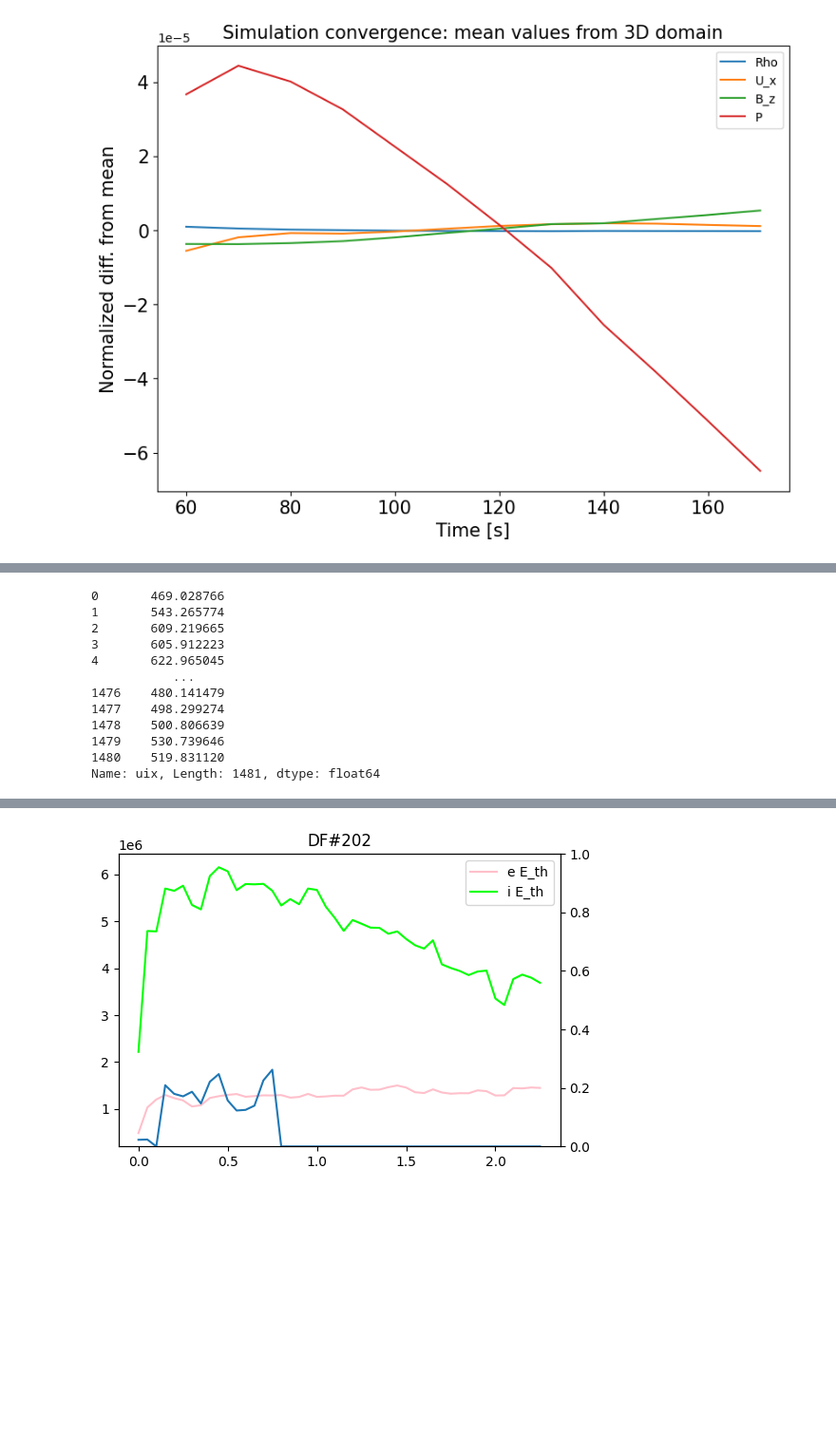
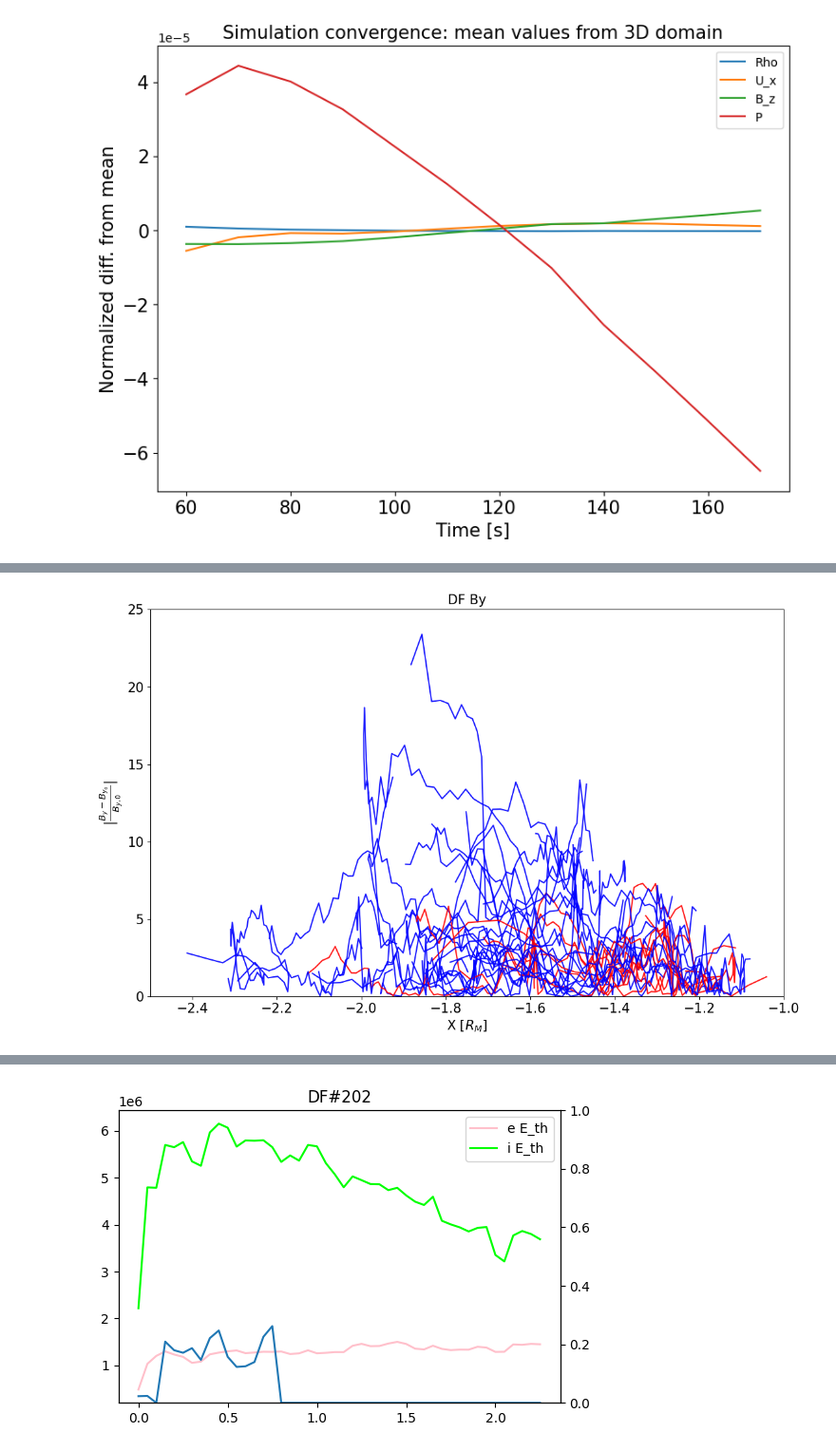
Before and after one commit to alexandercushen/MercuryModelling, a Jupyter notebook: plotting/hybrid_plotting.ipynb, the cells around one changed output, grey strips where cells are left out. Shown at 95% size. Cells and saved outputs as stored; diff of their text form; code cells hidden in the pictures; blank space fills up the shorter version.

Commit message:
Updates to jupyter notebook plotting scripts.

```diff
--- a/plotting/hybrid_plotting.ipynb
+++ b/plotting/hybrid_plotting.ipynb
@@ -2900,15 +3259,67 @@ plt.close(fig)
 # %%
-my_df['uix']
+# Get avg By in cs
+#avgs = average_value(["X","Y","Z","By"],120,0,80,type='csdata',domain="PIC")
+
+B_range = [-10,10]
+
+# Create figure
+fig,ax = plt.subplots(ncols=1,figsize=(13,8))
+
+# Create interpolation of By
+By_smooth = gaussian_filter(avgs["By"],sigma=2)
+interp_func = RegularGridInterpolator((avgs["X"][0,:], avgs["Y"][:,0]), By_smooth.T)
+
+my_dict = {}
+
+for key, value in df_data.items():
+    if len(value)>min_df_length and np.mean(value["area"])*64**2>40 and np.max(np.abs(np.diff(value['time'])))<1 and np.median(2*(value["Bz"]*value['area'])**0.6)>0 and np.mean(value["X"].diff())>0:
+    #if key==3698:
+        # Create temporary df
+        temp = value.copy()
+        '''
+        # Apply Savitzky-Golay filter for smoothing
+        window_size = 7  # Should be a positive odd number
+        poly_order = 2   # Polynomial order
+        dt = 0.05 # Timestep size
+        temp['X_smooth'] = savgol_filter(temp['X'], window_size, poly_order)
+        temp['Y_smooth'] = savgol_filter(temp['Y'], window_size, poly_order)
+        temp['Z_smooth'] = savgol_filter(temp['Z'], window_size, poly_order)
+        '''
+        # Choose the order of the spline
+        k = 3 # cubic spline
+        # Choose interior knots, you can use np.linspace for uniformly distributed knots
+        knots = np.linspace(value['time'].min(), value['time'].max(), 4)[1:-1]
+        # Fit splines to each dimension
+        spline_x = LSQUnivariateSpline(value['time'], value['X'], knots, k=k)
+        spline_y = LSQUnivariateSpline(value['time'], value['Y'], knots, k=k)
+        spline_z = LSQUnivariateSpline(value['time'], value['Z'], knots, k=k)
+        # Evaluate the splines over a fine grid
+        temp['X_smooth'] = spline_x(value['time'])
+        temp['Y_smooth'] = spline_y(value['time'])
+        temp['Z_smooth'] = spline_z(value['time'])
+        By = value["By"]
+        By_background = interp_func(np.stack([temp['X_smooth'], temp['Y_smooth']], axis=-1))
+        a = np.abs(By-By_background / By_background)
+
+        if np.max(value['frac_ropey'])>0.5:
+            color='blue'
+        else:
+            color='red'
+        ax.plot(temp['X_smooth'],a,color=color,alpha = 0.9)
+
+plot1 = gaussian_filter(avgs["By"],sigma=5)
+
+# Tidy up plot
+
+ax.tick_params(axis='both',labelsize=15)
+ax.set_xlim(-2.5,-1)
+ax.set_ylim(0.0,25)
+#ax.set_aspect(1)
+ax.set_xlabel("X [$R_M$]",fontsize=15)
+ax.set_ylabel(r"$|\frac{B_y-B_{y_0}}{B_{y,0}}|$",fontsize=15)
+ax.set_title(str("DF By"),fontsize=15)
+
+# Colorbar
+fig.savefig(str(str(dir[:-1])+"_plots/By_distribution.png"),bbox_inches='tight', dpi=300)
 # %% [output]
-0       469.028766
-1       543.265774
-2       609.219665
-3       605.912223
-4       622.965045
-           ...
-1476    480.141479
-1477    498.299274
-1478    500.806639
-1479    530.739646
-1480    519.831120
-Name: uix, Length: 1481, dtype: float64
+[figure, added]
```
Also changed, not shown: parts of 6 cells of this notebook, 2 other files.
